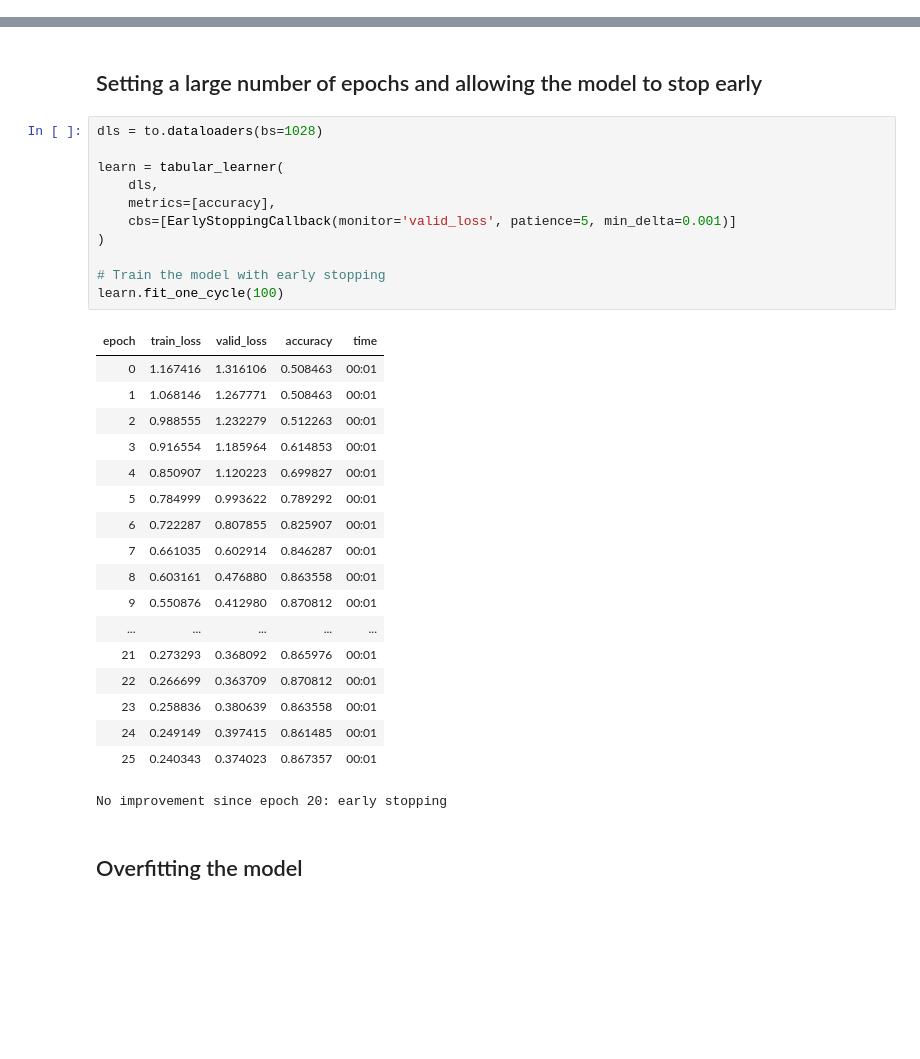
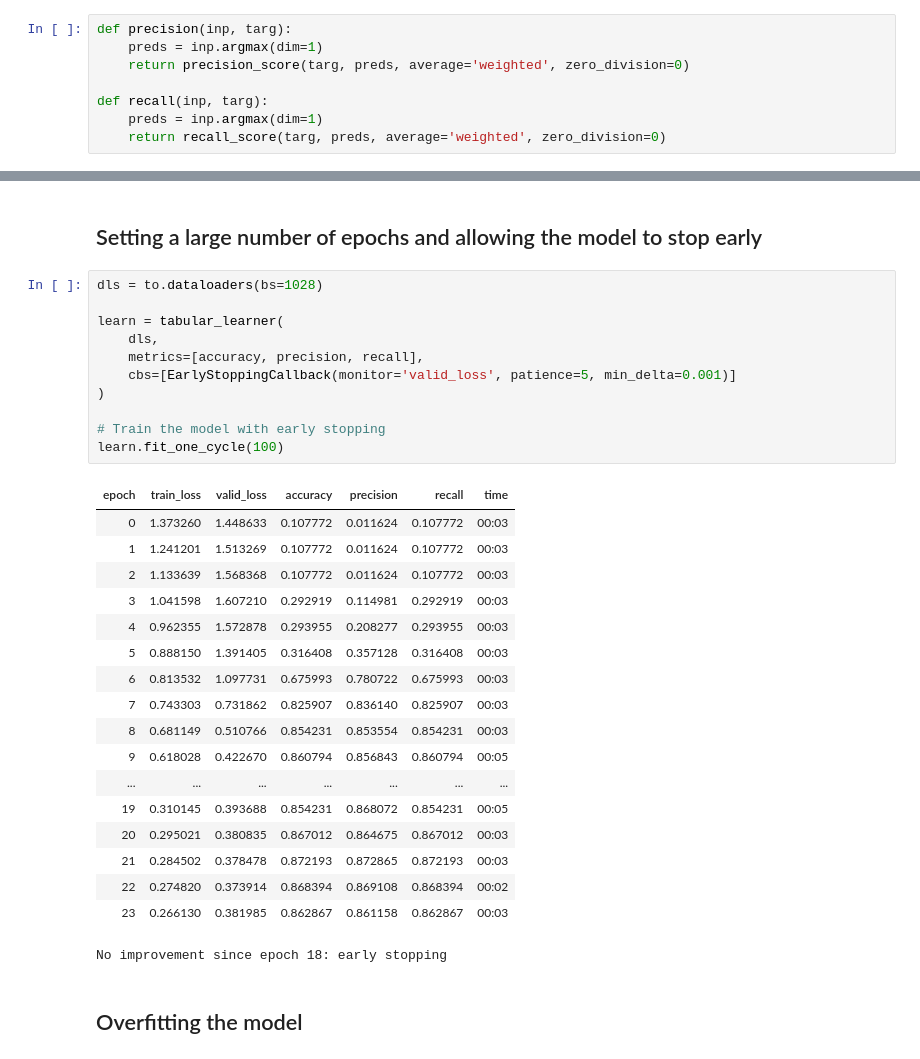
Before and after one commit to carlvh-wimmy/ahri_practicals, a Jupyter notebook: verbal_autopsy_nn/neural_net.ipynb, the cells around one changed output, grey strips where cells are left out. Drawn from its saved outputs; the diff is of its cells as text; blank space fills up the shorter version.

```diff
--- a/verbal_autopsy_nn/neural_net.ipynb
+++ b/verbal_autopsy_nn/neural_net.ipynb
@@ -54,0 +58,8 @@ df = pd.merge(deaths_df, verbal_autopsy_df, on='ID', how='inner')
+# %%
+def precision(inp, targ):
+    preds = inp.argmax(dim=1)
+    return precision_score(targ, preds, average='weighted', zero_division=0)
+
+def recall(inp, targ):
+    preds = inp.argmax(dim=1)
+    return recall_score(targ, preds, average='weighted', zero_division=0)
@@ -389,33 +501,33 @@ learn.recorder.plot_sched()
 # %%
 dls = to.dataloaders(bs=1028)
 
 learn = tabular_learner(
     dls,
-    metrics=[accuracy],
+    metrics=[accuracy, precision, recall],
     cbs=[EarlyStoppingCallback(monitor='valid_loss', patience=5, min_delta=0.001)]
 )
 
 # Train the model with early stopping
 learn.fit_one_cycle(100)
 # %% [output]
-| epoch | train_loss | valid_loss | accuracy | time |
-| 0 | 1.167416 | 1.316106 | 0.508463 | 00:01 |
-| 1 | 1.068146 | 1.267771 | 0.508463 | 00:01 |
-| 2 | 0.988555 | 1.232279 | 0.512263 | 00:01 |
-| 3 | 0.916554 | 1.185964 | 0.614853 | 00:01 |
-| 4 | 0.850907 | 1.120223 | 0.699827 | 00:01 |
-| 5 | 0.784999 | 0.993622 | 0.789292 | 00:01 |
-| 6 | 0.722287 | 0.807855 | 0.825907 | 00:01 |
-| 7 | 0.661035 | 0.602914 | 0.846287 | 00:01 |
-| 8 | 0.603161 | 0.476880 | 0.863558 | 00:01 |
-| 9 | 0.550876 | 0.412980 | 0.870812 | 00:01 |
-| ... | ... | ... | ... | ... |
-| 21 | 0.273293 | 0.368092 | 0.865976 | 00:01 |
-| 22 | 0.266699 | 0.363709 | 0.870812 | 00:01 |
-| 23 | 0.258836 | 0.380639 | 0.863558 | 00:01 |
-| 24 | 0.249149 | 0.397415 | 0.861485 | 00:01 |
-| 25 | 0.240343 | 0.374023 | 0.867357 | 00:01 |
+| epoch | train_loss | valid_loss | accuracy | precision | recall | time |
+| 0 | 1.373260 | 1.448633 | 0.107772 | 0.011624 | 0.107772 | 00:03 |
+| 1 | 1.241201 | 1.513269 | 0.107772 | 0.011624 | 0.107772 | 00:03 |
+| 2 | 1.133639 | 1.568368 | 0.107772 | 0.011624 | 0.107772 | 00:03 |
+| 3 | 1.041598 | 1.607210 | 0.292919 | 0.114981 | 0.292919 | 00:03 |
+| 4 | 0.962355 | 1.572878 | 0.293955 | 0.208277 | 0.293955 | 00:03 |
+| 5 | 0.888150 | 1.391405 | 0.316408 | 0.357128 | 0.316408 | 00:03 |
+| 6 | 0.813532 | 1.097731 | 0.675993 | 0.780722 | 0.675993 | 00:03 |
+| 7 | 0.743303 | 0.731862 | 0.825907 | 0.836140 | 0.825907 | 00:03 |
+| 8 | 0.681149 | 0.510766 | 0.854231 | 0.853554 | 0.854231 | 00:03 |
+| 9 | 0.618028 | 0.422670 | 0.860794 | 0.856843 | 0.860794 | 00:05 |
+| ... | ... | ... | ... | ... | ... | ... |
+| 19 | 0.310145 | 0.393688 | 0.854231 | 0.868072 | 0.854231 | 00:05 |
+| 20 | 0.295021 | 0.380835 | 0.867012 | 0.864675 | 0.867012 | 00:03 |
+| 21 | 0.284502 | 0.378478 | 0.872193 | 0.872865 | 0.872193 | 00:03 |
+| 22 | 0.274820 | 0.373914 | 0.868394 | 0.869108 | 0.868394 | 00:02 |
+| 23 | 0.266130 | 0.381985 | 0.862867 | 0.861158 | 0.862867 | 00:03 |
-No improvement since epoch 20: early stopping
+No improvement since epoch 18: early stopping
 # %% [markdown]
 ## Overfitting the model
 # %%
```
Also changed, not shown: parts of 24 cells of this notebook, 1 other file.
